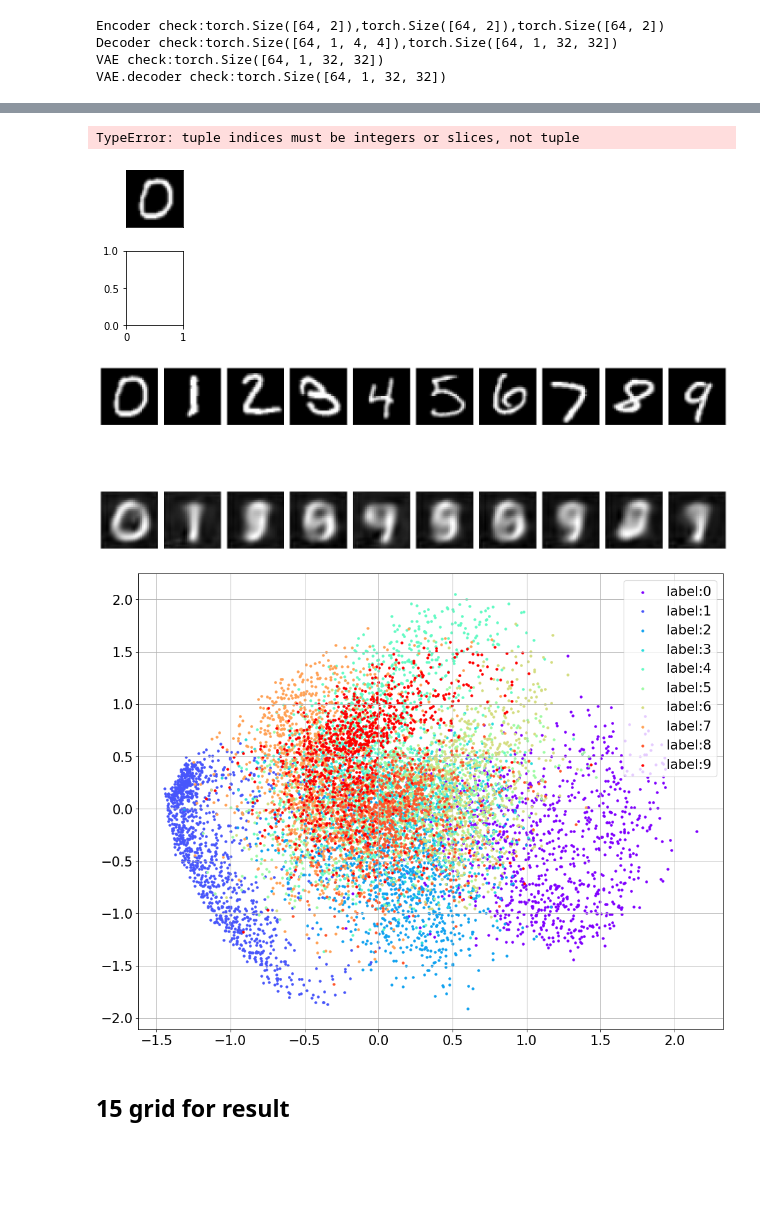
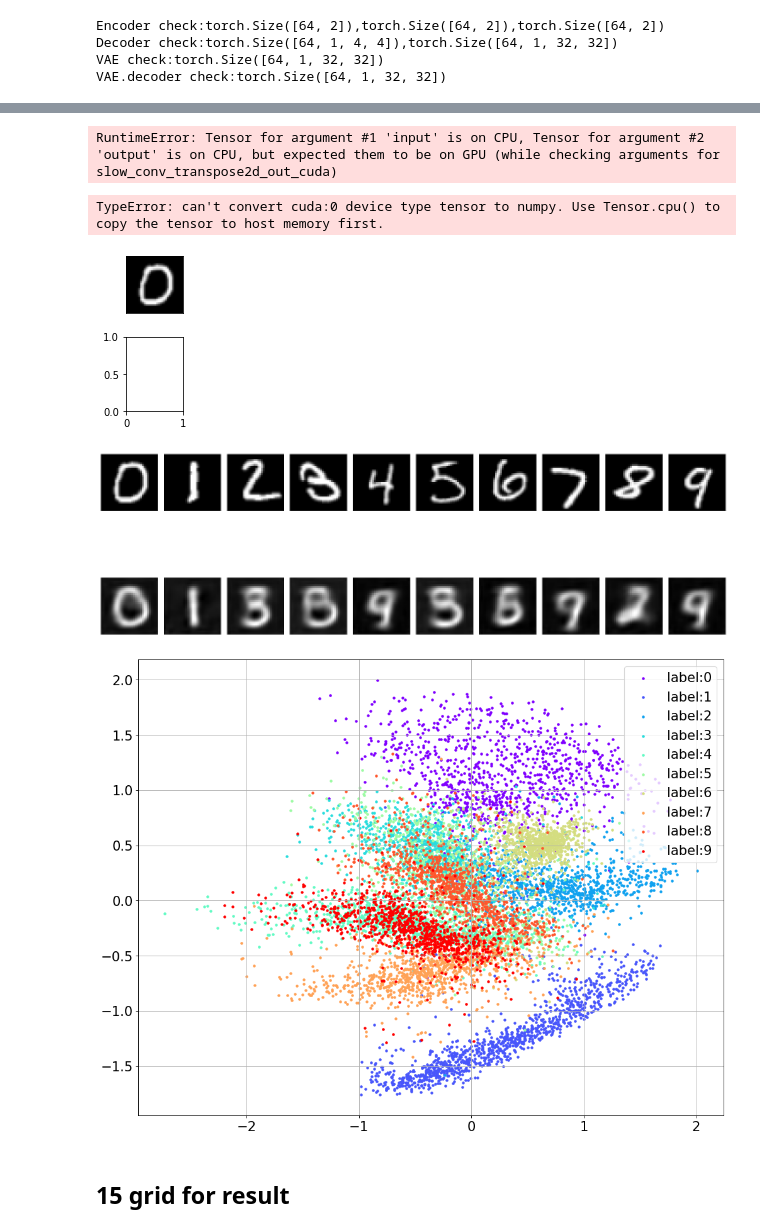
Before and after one commit to Lynch1206/5LSL0_HW, a Jupyter notebook: Assignment3/Code - for students/Assignment3_Ex78.ipynb, the cells around one changed output, grey strips where cells are left out. Drawn from its saved outputs; the diff is of its cells as text; code cells hidden in the pictures; blank space fills up the shorter version.

```diff
--- a/Assignment3/Code - for students/Assignment3_Ex78.ipynb
+++ b/Assignment3/Code - for students/Assignment3_Ex78.ipynb
@@ -305,13 +305,14 @@ Decoder check:torch.Size([64, 1, 4, 4]),torch.Size([64, 1, 32, 32])
 VAE check:torch.Size([64, 1, 32, 32])
 VAE.decoder check:torch.Size([64, 1, 32, 32])
 # %%
-model_VAE = VAE().to(device)
+model_VAE = VAE().to(device=device)
 learning_rate = 3e-4
-no_epochs = 35
+no_epochs = 50
 optimizer_VAE = optim.Adam(model_VAE.parameters(),lr = learning_rate)
 loss_iter = []
 loss_epoch = []
 loss_iter_test = []
 loss_epoch_test = []
 torch.random.manual_seed(0)
+device
 # %% [output]
@@ -327,7 +328,7 @@ for epoch in range(no_epochs):
     for batch_idx,(x_clean, x_noisy, label) in enumerate(train_loader):
         # fill in how to train your network using only the clean images
         optimizer_VAE.zero_grad()
-        inputs = x_clean.to(device=device)
+        inputs = x_clean.to(device)
         mu,sigma,fc1,outputs= model_VAE(inputs)
         # print(f"Output size",outputs.shape)
         # print(f"Inputsize",inputs.shape)
@@ -346,7 +347,7 @@ for epoch in range(no_epochs):
     total_loss = 0
     model_VAE.eval()
     for batch_idx,(x_clean, x_noisy, label) in enumerate(test_loader):
-        inputs = x_clean.to(device=device)
+        inputs = x_clean.to(device)
         mu,sigma,fc1,outputs= model_VAE(inputs)
         # recst_loss = F.mse_loss(outputs,inputs)
         # kl_div = -0.5*torch.sum(log_var+1-mu.pow(2)-log_var.exp()) / batch_size
@@ -376,10 +395,31 @@ plt.show()
+# %%
+import numpy as np
+from torchvision.transforms import functional as TF
+data_loc_ex78
+def plot(ax,clean_image,output_image,labels,n_ros=2,n_cols=10):
+    for i in range(n_cols):
+        label=labels[i]
+        ax[0][i].imshow(clean_image[i])
+        ax[1][i].imshow(output_image[i])
+        # ax[0][i].set_title(f"clean{label}")
+        # ax[1][i].set_title(f"generated{label}")
+        ax[0][i].axis("off")
+        ax[1][i].axis("off")
+model_VAE = torch.load(data_loc_ex78+'\exercise_VAE.ptg')
+model_VAE.eval()
+mu,Std,DE,x_output_example = model_VAE(x_clean_example).to(device)
+fig=plt.figure(figsize=(10*3,2*3))
+ax=fig.subplots(2,10)
+plot(ax,x_clean_example.permute(0,2,3,1).numpy().squeeze(),x_output_example.cpu().detach().permute(0,2,3,1).numpy().squeeze(),labels_example,2,10)
+# %% [output]
+RuntimeError: Tensor for argument #1 'input' is on CPU, Tensor for argument #2 'output' is on CPU, but expected them to be on GPU (while checking arguments for slow_conv_transpose2d_out_cuda)
 # %%
 import numpy as np
 data_loc_ex78
 
 model_VAE = torch.load(data_loc_ex78+'\exercise_VAE.ptg')
 model_VAE.eval()
-x_output_example = model_VAE(x_clean_example)
+mu,Std,DE,x_output_example = model_VAE(x_clean_example.to(device))
 # type(model_VAE(x_clean_example))
 plt.figure(figsize=(12,3))
 for i in range(10):
@@ -397,7 +437,7 @@ plt.tight_layout()
 plt.savefig("data_examples.png",dpi=300,bbox_inches='tight')
 plt.show()
 # %% [output]
-TypeError: tuple indices must be integers or slices, not tuple
+TypeError: can't convert cuda:0 device type tensor to numpy. Use Tensor.cpu() to copy the tensor to host memory first.
 [figure]
 # %%
 # model_VAE = torch.load(os.path.join(model_loc,"exercise_VAE.ptg"))
@@ -405,7 +445,7 @@ TypeError: tuple indices must be integers or slices, not tuple
 examples = enumerate(test_loader)
 _, (x_clean_example, x_noisy_example, labels_example) = next(examples)
 with torch.no_grad():
-    mu,log_var,fc1,output_VAE = model_VAE(x_clean_example)
+    mu,log_var,fc1,output_VAE = model_VAE(x_clean_example.to(device))
 
 plt.figure(figsize=(20,10))
 for i in range(10):
@@ -415,7 +455,7 @@ for i in range(10):
     plt.yticks([])
 
     plt.subplot(2,10,i+11)
-    plt.imshow(output_VAE[i,0,:,:],cmap='gray')
+    plt.imshow(output_VAE[i,0,:,:].cpu(),cmap='gray')
     plt.xticks([])
     plt.yticks([])
 
@@ -424,31 +464,31 @@ fig_path = os.path.join(os.path.abspath("."),"figure")
 # plt.savefig(os.path.join(fig_path,"exercise_VAE_examples.png"),dpi=80,bbox_inches='tight')
 plt.show()
 # %% [output]
-[figure, old version]
+[figure, new version]
 # %%
 model_VAE.eval()
 with torch.no_grad():
-    mu,log_var,fc1,outputs = model_VAE(x_clean_test)
+    mu,log_var,fc1,outputs = model_VAE(x_clean_test.to(device))
 
 import matplotlib.cm as cm
 import numpy as np
 
 colors = cm.rainbow(np.linspace(0, 1,10))
 plt.figure(figsize=(15,12),dpi=80, facecolor='w', edgecolor='k')
 for i in range(10):
     c = colors[i]
     latent_c = mu[torch.where(labels_test==i)]
     # if i == 3 or i==6:
-    plt.scatter(latent_c[:,0], latent_c[:,1], color=c,label=f"label:{i}",marker='.')
+    plt.scatter(latent_c[:,0].cpu(), latent_c[:,1].cpu(), color=c,label=f"label:{i}",marker='.')
 
 plt.xticks(size=19)
 plt.yticks(size=19)
 plt.legend(loc=1,prop={'size': 19})
 plt.grid()
 # plt.savefig(os.path.join(fig_path,"Exercise_VAE_scatter.png"),dpi=80,bbox_inches='tight')
 plt.show()
 # %% [output]
-[figure, old version]
+[figure, new version]
 # %% [markdown]
 ## 15 grid for result
 # %%
```
Also changed, not shown: parts of 7 cells of this notebook.
